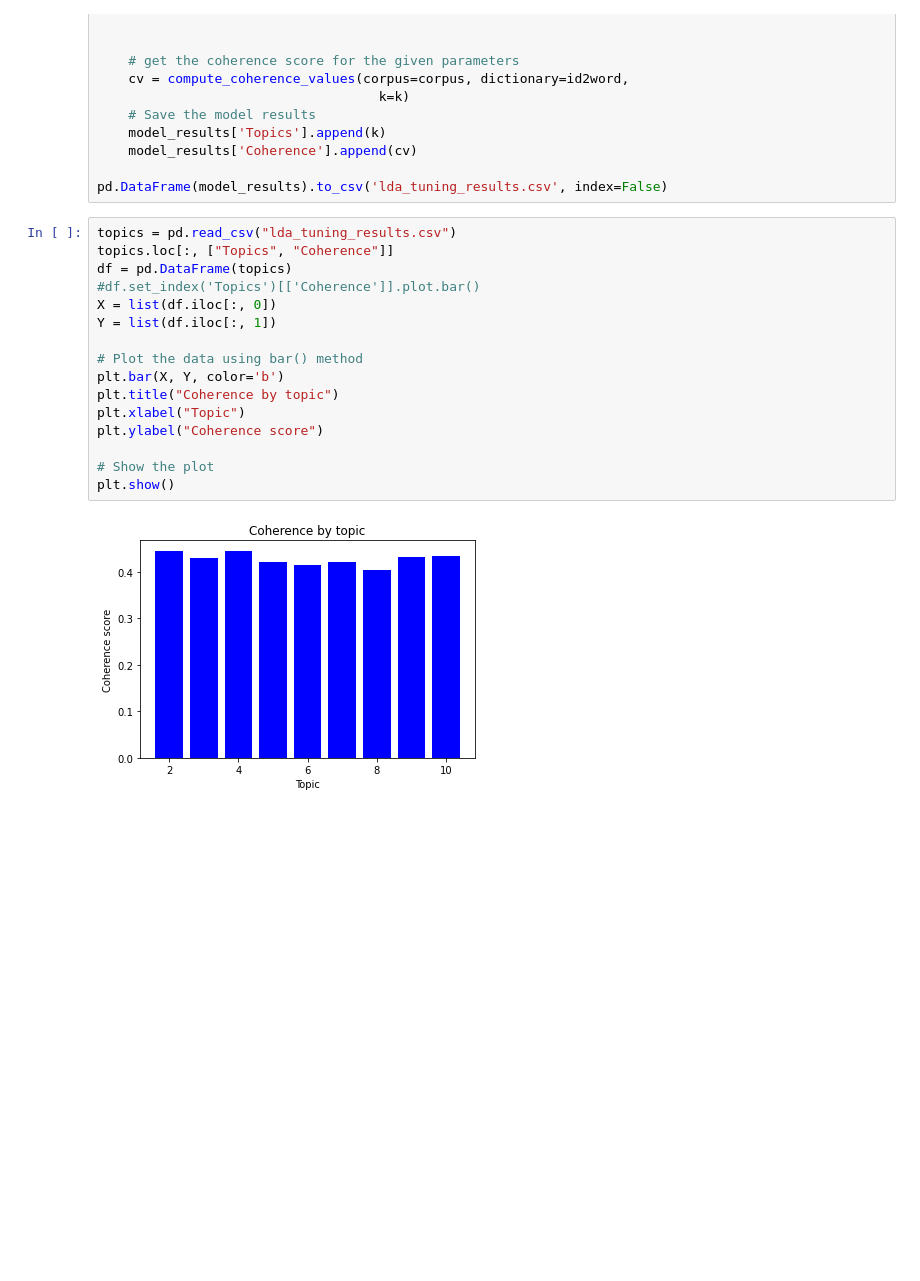
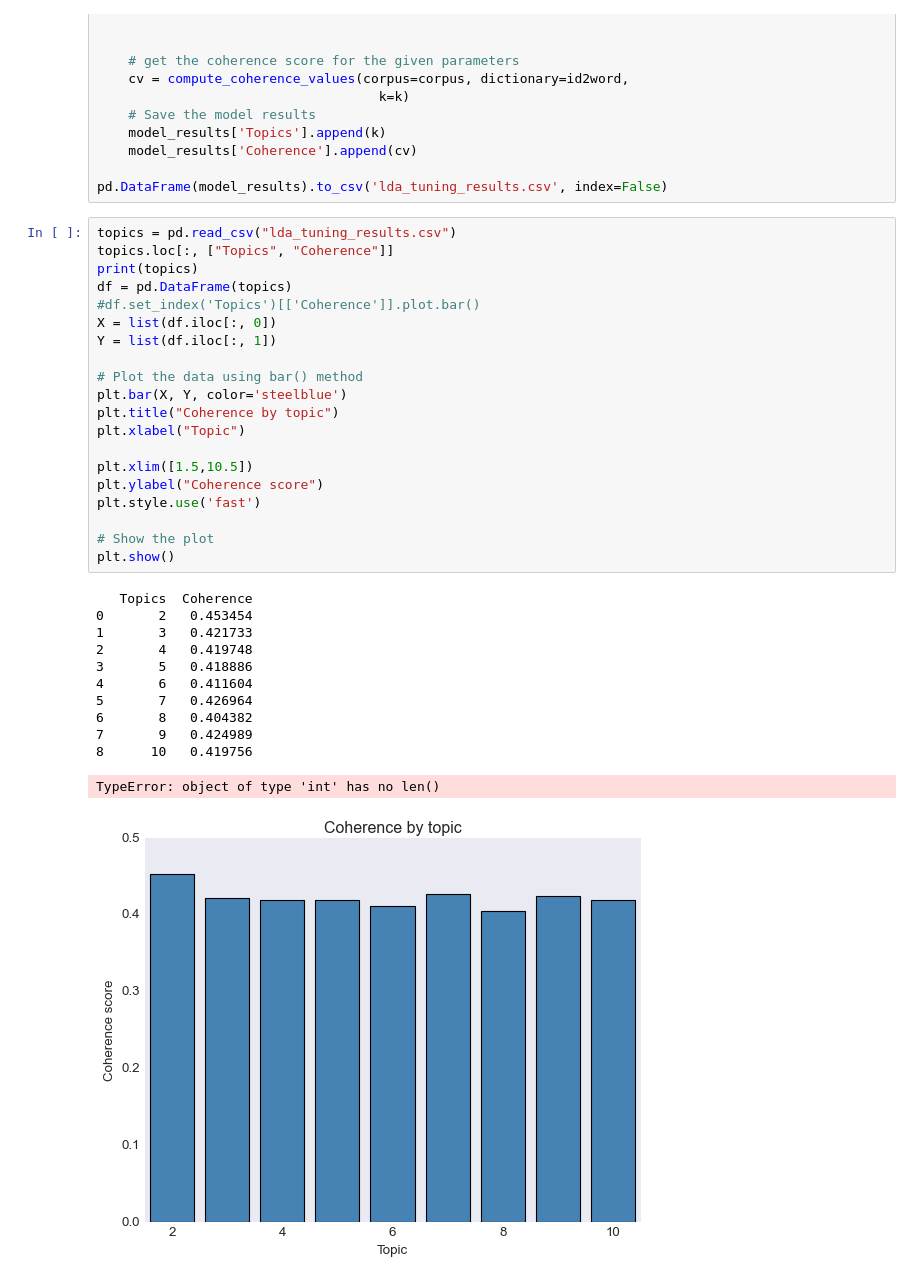
Before and after one commit to ivanlg1327/Volcan_la_Palma, a Jupyter notebook: Limpiar_Volcan.ipynb, the cells around one changed output. Cells and saved outputs as stored; diff of their text form; blank space fills up the shorter version.

```diff
--- a/Limpiar_Volcan.ipynb
+++ b/Limpiar_Volcan.ipynb
@@ -270,18 +282,33 @@ pd.DataFrame(model_results).to_csv('lda_tuning_results.csv', index=False)
 # %%
 topics = pd.read_csv("lda_tuning_results.csv")
 topics.loc[:, ["Topics", "Coherence"]]
+print(topics)
 df = pd.DataFrame(topics)
 #df.set_index('Topics')[['Coherence']].plot.bar()
 X = list(df.iloc[:, 0])
 Y = list(df.iloc[:, 1])
 
 # Plot the data using bar() method
-plt.bar(X, Y, color='b')
+plt.bar(X, Y, color='steelblue')
 plt.title("Coherence by topic")
 plt.xlabel("Topic")
+
+plt.xlim([1.5,10.5])
 plt.ylabel("Coherence score")
+plt.style.use('fast')
 
 # Show the plot
 plt.show()
 # %% [output]
+   Topics  Coherence
+0       2   0.453454
+1       3   0.421733
+2       4   0.419748
+3       5   0.418886
+4       6   0.411604
+5       7   0.426964
+6       8   0.404382
+7       9   0.424989
+8      10   0.419756
+TypeError: object of type 'int' has no len()
-[figure, old version]
+[figure, new version]
```
Also changed, not shown: parts of 12 cells of this notebook.
